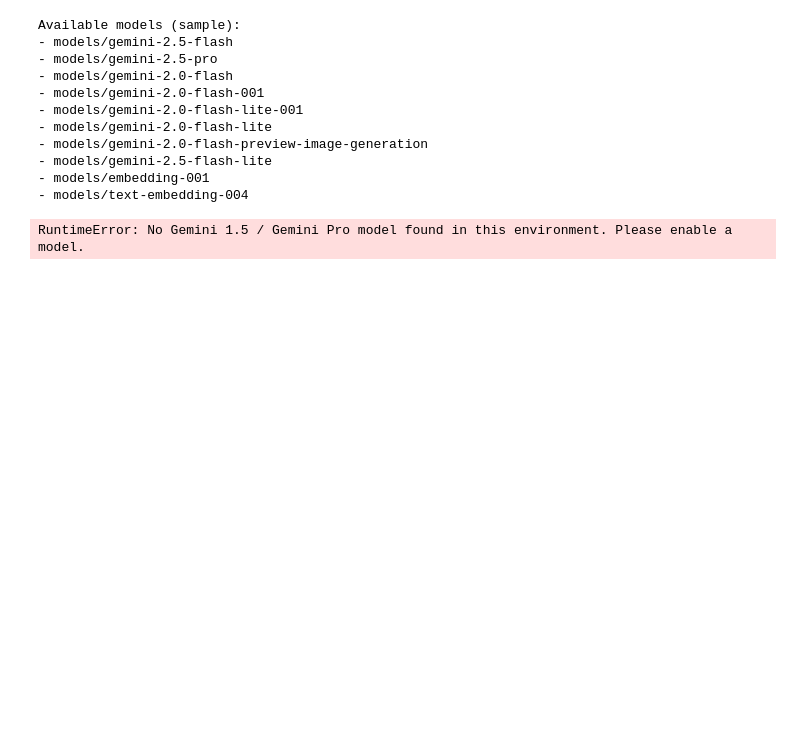
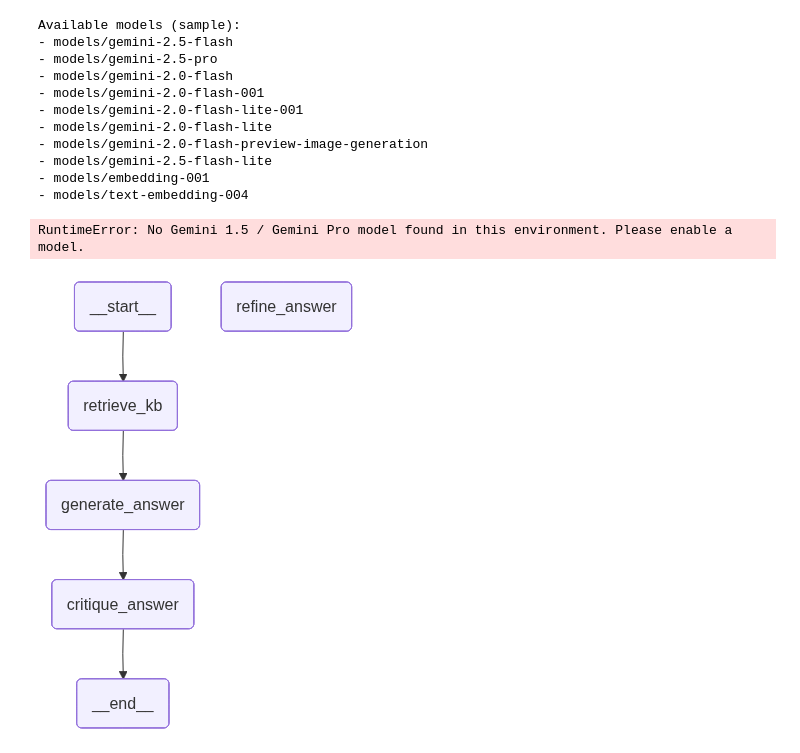
Before and after one commit to shivaam816/GenAI_GCP_3, a Jupyter notebook: assignment3.ipynb, the cells around one changed output. Drawn from its saved outputs; the diff is of its cells as text; code cells hidden in the pictures; blank space fills up the shorter version.

```diff
--- a/assignment3.ipynb
+++ b/assignment3.ipynb
@@ -254,6 +253,10 @@ graph.add_conditional_edges("critique_answer", critique_condition)
 graph.add_edge("refine_answer", END)
 
 compiled_graph = graph.compile()
+# %%
+compiled_graph
+# %% [output]
+[figure, added]
 # %%
 # Test Queries
 
```
Also changed, not shown: parts of 6 cells of this notebook.
